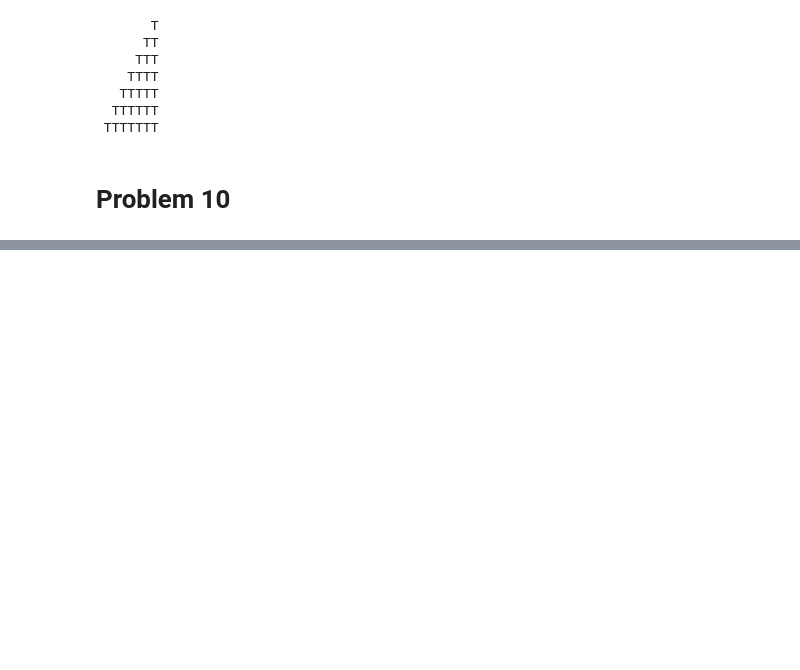
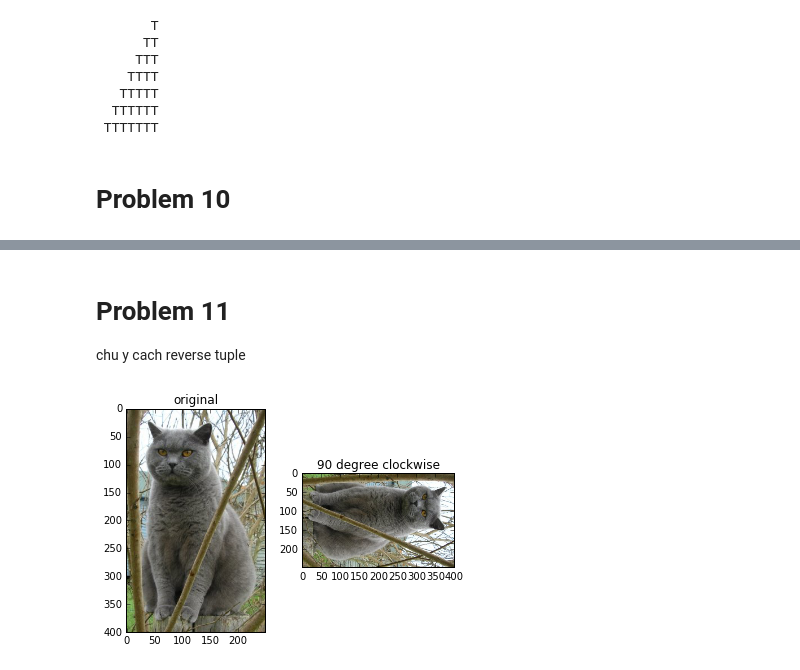
Before and after one commit to nvh95/practical_python, a Jupyter notebook: 7. Repetition.ipynb, the cells around one changed output, grey strips where cells are left out. Cells and saved outputs as stored; diff of their text form; code cells hidden in the pictures; blank space fills up the shorter version.

```diff
--- a/7. Repetition.ipynb
+++ b/7. Repetition.ipynb
@@ -161,0 +167,18 @@ plt.imshow(img)
+# %%
+rat_1_weight = 2.2
+rat_2_weight = 2.2
+rat_1_rate = 0.05
+rat_2_rate = 0.045
+
+rat_1_newweight = rat_1_weight
+rat_2_newweight = rat_2_weight
+i = 0
+while(rat_1_newweight < 1.1*rat_2_newweight):
+    i += 1
+    rat_1_newweight *= 1+rat_1_rate
+    rat_2_newweight *= 1+rat_2_rate
+    print rat_1_newweight, rat_2_newweight
+
+
+
+print 'After %d weeks first rat become 25%% heavier than second rat' % i
@@ -161,0 +203,29 @@ plt.imshow(img)
+# %% [markdown]
+# Problem 11
+chu y cach reverse tuple
+# %%
+# Remember that magic funtion. It takes me so many hours to find solution
+%matplotlib inline
+from scipy import misc
+import numpy as np
+import matplotlib.pyplot as plt
+
+img = misc.imread('cat.jpg')
+
+newimg = np.zeros(img.shape[0:2][::-1]+(img.shape[2],), dtype=np.uint8) # join 2 tuple, noticed
+# noticed also we have to ADD type PARAMETER dtype=np.uint8 for color display
+
+# print newimg.shape
+for i in range(img.shape[0]):
+    for j in range(img.shape[1]):
+        newimg[j,img.shape[0]-1-i] = img[i,j]
+plt.subplot(1,2,1)
+plt.imshow(img)
+plt.title("original")
+
+plt.subplot(1,2,2)
+plt.imshow(newimg)
+plt.title("90 degree clockwise")
+plt.show()
+# %% [output]
+[figure, added]
```
Also changed, not shown: parts of 10 cells of this notebook.
